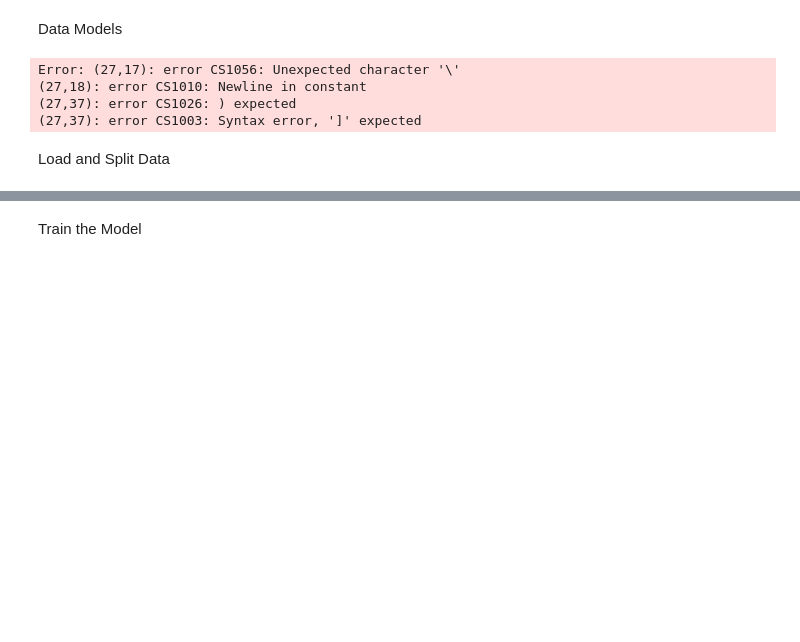
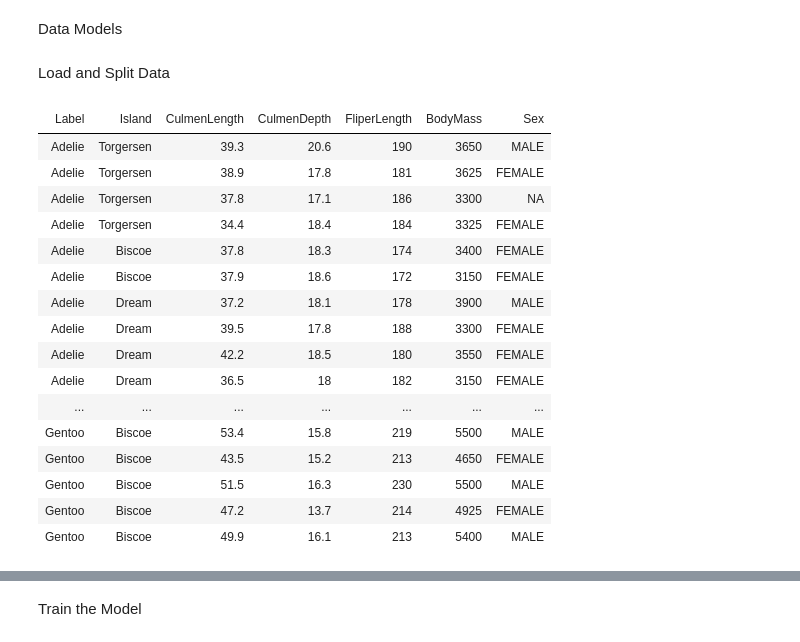
Before and after one commit to marb61a/ML.net-Projects, a Jupyter notebook: NBMulticlassClassification/NBMulticlass.ipynb, the cells around one changed output, grey strips where cells are left out. Saved outputs shown, nothing was run; the diff lists cells and outputs as text; code cells hidden in the pictures; blank space fills up the shorter version.

Commit message:
Added data splitting to notebook

```diff
--- a/NBMulticlassClassification/NBMulticlass.ipynb
+++ b/NBMulticlassClassification/NBMulticlass.ipynb
@@ -27,7 +27,7 @@ using System.Text;
 # %% [markdown]
 Data Models
 # %%
-public class PalmerPenguinsBinaryData
+public class PalmerPenguinsData
 {
     [LoadColumn(0)]
     public string Label { get; set; }
@@ -56,10 +56,5 @@ public class PalmerPenguinsPrediction
     [ColumnName("PredictedLabel")]
     public string PredictedLabel { get; set; }
 }
-# %% [output]
-Error: (27,17): error CS1056: Unexpected character '\'
-(27,18): error CS1010: Newline in constant
-(27,37): error CS1026: ) expected
-(27,37): error CS1003: Syntax error, ']' expected
 # %% [markdown]
 Load and Split Data
@@ -65,0 +66,20 @@ Load and Split Data
+# %%
+dataSplit.TestSet.ToTabularDataResource()
+# %% [output]
+| Label | Island | CulmenLength | CulmenDepth | FliperLength | BodyMass | Sex |
+| Adelie | Torgersen | 39.3 | 20.6 | 190 | 3650 | MALE |
+| Adelie | Torgersen | 38.9 | 17.8 | 181 | 3625 | FEMALE |
+| Adelie | Torgersen | 37.8 | 17.1 | 186 | 3300 | NA |
+| Adelie | Torgersen | 34.4 | 18.4 | 184 | 3325 | FEMALE |
+| Adelie | Biscoe | 37.8 | 18.3 | 174 | 3400 | FEMALE |
+| Adelie | Biscoe | 37.9 | 18.6 | 172 | 3150 | FEMALE |
+| Adelie | Dream | 37.2 | 18.1 | 178 | 3900 | MALE |
+| Adelie | Dream | 39.5 | 17.8 | 188 | 3300 | FEMALE |
+| Adelie | Dream | 42.2 | 18.5 | 180 | 3550 | FEMALE |
+| Adelie | Dream | 36.5 | 18 | 182 | 3150 | FEMALE |
+| ... | ... | ... | ... | ... | ... | ... |
+| Gentoo | Biscoe | 53.4 | 15.8 | 219 | 5500 | MALE |
+| Gentoo | Biscoe | 43.5 | 15.2 | 213 | 4650 | FEMALE |
+| Gentoo | Biscoe | 51.5 | 16.3 | 230 | 5500 | MALE |
+| Gentoo | Biscoe | 47.2 | 13.7 | 214 | 4925 | FEMALE |
+| Gentoo | Biscoe | 49.9 | 16.1 | 213 | 5400 | MALE |
```
Also changed, not shown: parts of 3 cells of this notebook.
